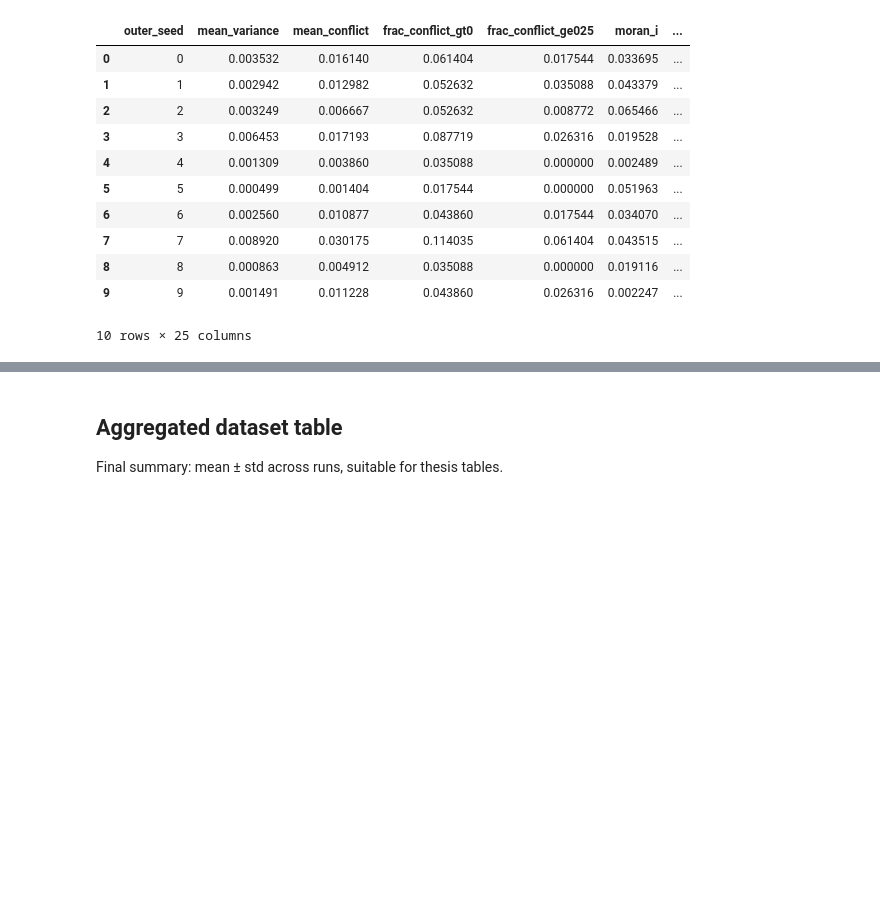
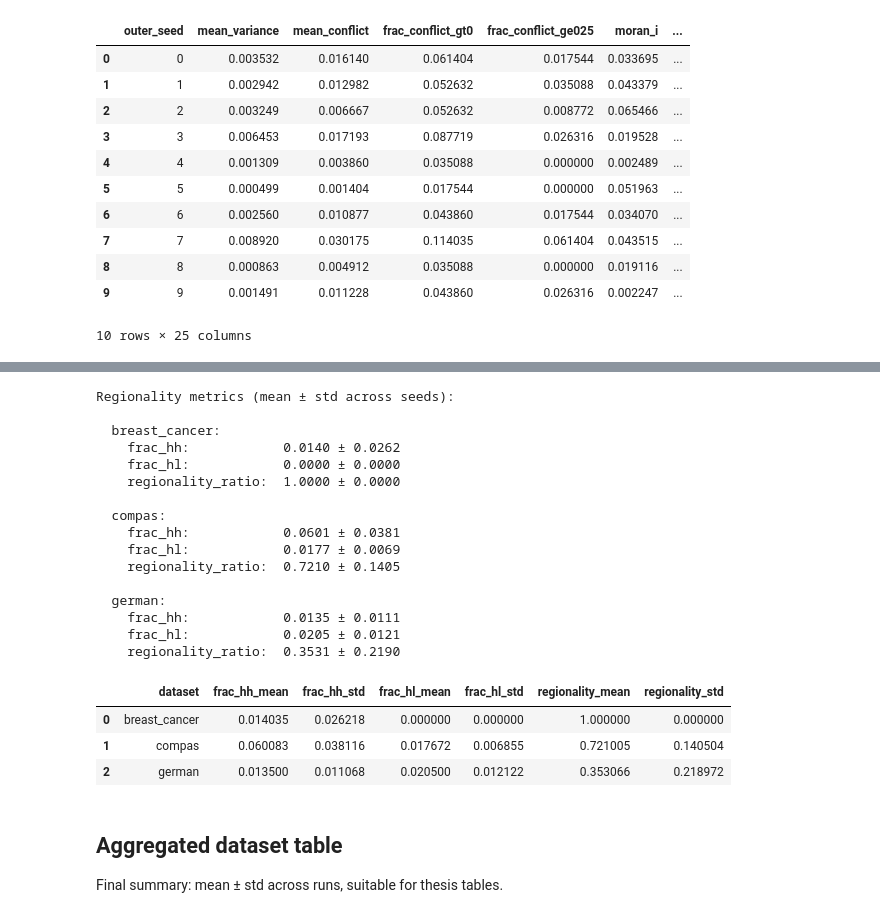
Before and after one commit to DejvisT/spatial-rashomon-multiplicity, a Jupyter notebook: notebooks/01_primary_experiment.ipynb, the cells around one changed output, grey strips where cells are left out. Drawn from its saved outputs; the diff is of its cells as text; code cells hidden in the pictures; blank space fills up the shorter version.

```diff
--- a/notebooks/01_primary_experiment.ipynb
+++ b/notebooks/01_primary_experiment.ipynb
@@ -131,3 +152,76 @@ else:
+# %%
+from analysis.spatial import compute_regionality_metrics
+from analysis.preprocessing import get_transformed_test_features
+from analysis.run_analysis import run_spatial
+
+regionality_rows = []
+for ds_name in DATASETS:
+    ds_dir = RESULTS_DIR / ds_name
+    run_dirs = sorted(ds_dir.glob("seed=*"))
+    for run_dir in run_dirs:
+        X_test = get_transformed_test_features(run_dir, ds_name)
+        spatial_res = run_spatial(run_dir, X_test, K=K, k=K_NN, seed=SEED)
+
+        lisa_df = pd.DataFrame({
+            "cluster": np.where(
+                spatial_res["HH_mask"], "HH",
+                np.where(spatial_res["LL_mask"], "LL", "NS")
+            )
+        })
+        q = spatial_res["lisa_q"]
+        sig = spatial_res["lisa_sig"]
+        full_cluster = np.full(len(q), "NS", dtype=object)
+        full_cluster[(q == 1) & sig] = "HH"
+        full_cluster[(q == 3) & sig] = "LL"
+        full_cluster[(q == 4) & sig] = "HL"
+        full_cluster[(q == 2) & sig] = "LH"
+        full_lisa_df = pd.DataFrame({"cluster": full_cluster})
+
+        metrics = compute_regionality_metrics(full_lisa_df, len(X_test))
+        metrics["dataset"] = ds_name
+        metrics["run"] = run_dir.name
+        regionality_rows.append(metrics)
+
+regionality_df = pd.DataFrame(regionality_rows)
+agg = regionality_df.groupby("dataset").agg(
+    frac_hh_mean=("frac_hh", "mean"),
+    frac_hh_std=("frac_hh", "std"),
+    frac_hl_mean=("frac_hl", "mean"),
+    frac_hl_std=("frac_hl", "std"),
+    regionality_mean=("regionality_ratio", "mean"),
+    regionality_std=("regionality_ratio", "std"),
+).reset_index()
+
+print("Regionality metrics (mean ± std across seeds):")
+for _, row in agg.iterrows():
+    print(f"\n  {row['dataset']}:")
+    print(f"    frac_hh:            {row['frac_hh_mean']:.4f} ± {row['frac_hh_std']:.4f}")
+    print(f"    frac_hl:            {row['frac_hl_mean']:.4f} ± {row['frac_hl_std']:.4f}")
+    print(f"    regionality_ratio:  {row['regionality_mean']:.4f} ± {row['regionality_std']:.4f}")
+
+display(agg)
+agg.to_csv(RESULTS_DIR / "_thesis_tables" / "regionality_metrics.csv", index=False)
+# %% [output]
+Regionality metrics (mean ± std across seeds):
+
+  breast_cancer:
+    frac_hh:            0.0140 ± 0.0262
+    frac_hl:            0.0000 ± 0.0000
+    regionality_ratio:  1.0000 ± 0.0000
+
+  compas:
+    frac_hh:            0.0601 ± 0.0381
+    frac_hl:            0.0177 ± 0.0069
+    regionality_ratio:  0.7210 ± 0.1405
+
+  german:
+    frac_hh:            0.0135 ± 0.0111
+    frac_hl:            0.0205 ± 0.0121
+    regionality_ratio:  0.3531 ± 0.2190
+|  | dataset | frac_hh_mean | frac_hh_std | frac_hl_mean | frac_hl_std | regionality_mean | regionality_std |
+| 0 | breast_cancer | 0.014035 | 0.026218 | 0.000000 | 0.000000 | 1.000000 | 0.000000 |
+| 1 | compas | 0.060083 | 0.038116 | 0.017672 | 0.006855 | 0.721005 | 0.140504 |
+| 2 | german | 0.013500 | 0.011068 | 0.020500 | 0.012122 | 0.353066 | 0.218972 |
 # %% [markdown]
 ## Aggregated dataset table
 
```
Also changed, not shown: parts of 13 cells of this notebook, 25 other files.
